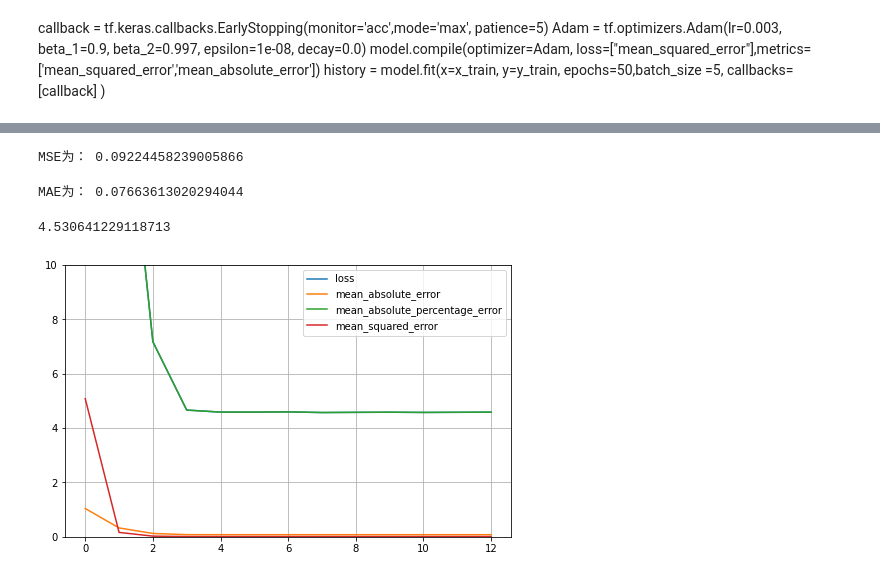
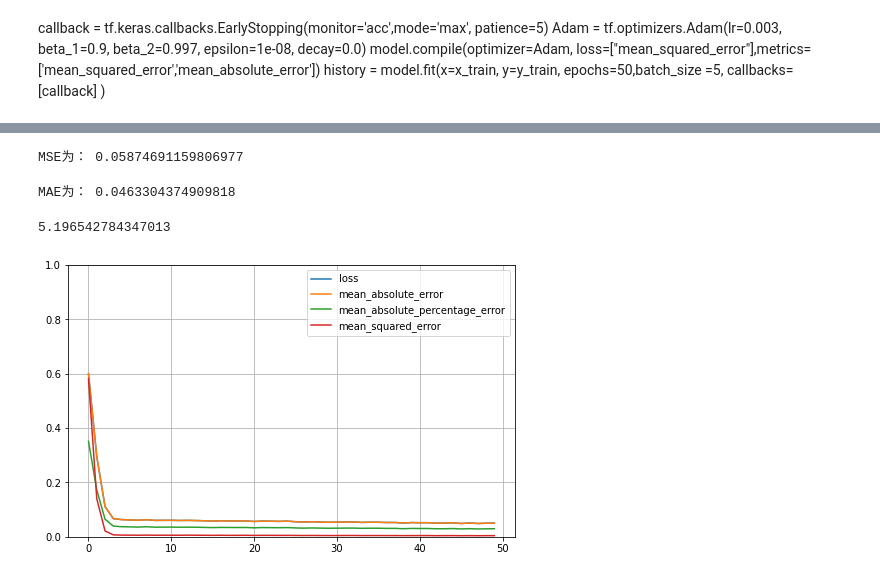
Before and after one commit to Yuntech109DM/ML01, a Jupyter notebook: m01.ipynb, the cells around one changed output, grey strips where cells are left out. Saved outputs shown, nothing was run; the diff lists cells and outputs as text; code cells hidden in the pictures.

```diff
--- a/m01.ipynb
+++ b/m01.ipynb
@@ -245,8 +245,8 @@ None
 callback = tf.keras.callbacks.EarlyStopping(monitor='loss',mode='min', patience=5)
 Adam = tf.optimizers.Adam(lr=0.003, beta_1=0.9, beta_2=0.997, epsilon=1e-08, decay=0.0)
 model.compile(optimizer=Adam,
-              loss=[tf.keras.losses.mape],
-              metrics=[tf.keras.metrics.mae,tf.keras.metrics.mape,tf.metrics.MSE]
+              loss=[tf.keras.losses.mae],
+              metrics=[tf.keras.metrics.mae,tf.keras.metrics.mape,tf.metrics.mse]
 
               )
 history = model.fit(x=x_train, y=y_train,  epochs=50,batch_size =5, callbacks=[callback] )
@@ -300,12 +281,12 @@ import numpy as np
 from sklearn.metrics import mean_squared_error
 print('MSE为：',np.sqrt(mean_squared_error(y_test,df_test_y_predicted)))
 # %% [output]
-MSE为： 0.09224458239005866
+MSE为： 0.05874691159806977
 # %%
 from sklearn.metrics import mean_absolute_error
 print('MAE为：',mean_absolute_error(y_test,df_test_y_predicted))
 # %% [output]
-MAE为： 0.07663613020294044
+MAE为： 0.0463304374909818
 # %%
 def mean_absolute_percentage_error(y_true, y_pred):
     y_true, y_pred = np.array(y_true), np.array(y_pred)
@@ -313,12 +294,12 @@ def mean_absolute_percentage_error(y_true, y_pred):
 # %%
 mean_absolute_percentage_error(y_test,df_test_y_predicted)
 # %% [output]
-4.530641229118713
+5.196542784347013
 # %%
-
+history.history['mean_absolute_percentage_error']=list(map(lambda x:x/100, history.history['mean_absolute_percentage_error']))
 pd.DataFrame(history.history).plot(figsize = (8, 5))
 plt.grid(True)
-plt.gca().set_ylim(0, 10)
+plt.gca().set_ylim(0, 1)
 plt.show()
 # %% [output]
-[figure, old version]
+[figure, new version]
```
Also changed, not shown: parts of 10 cells of this notebook.
